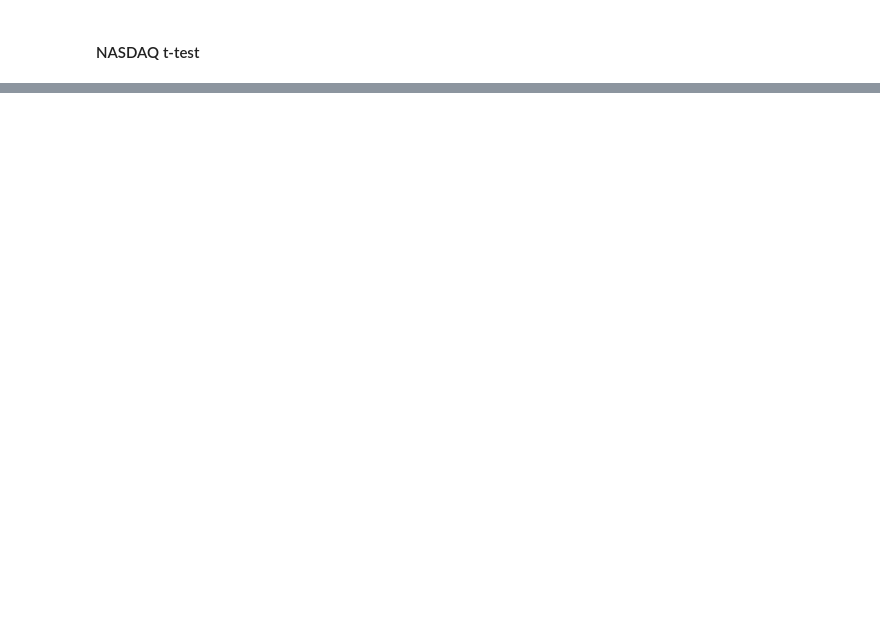
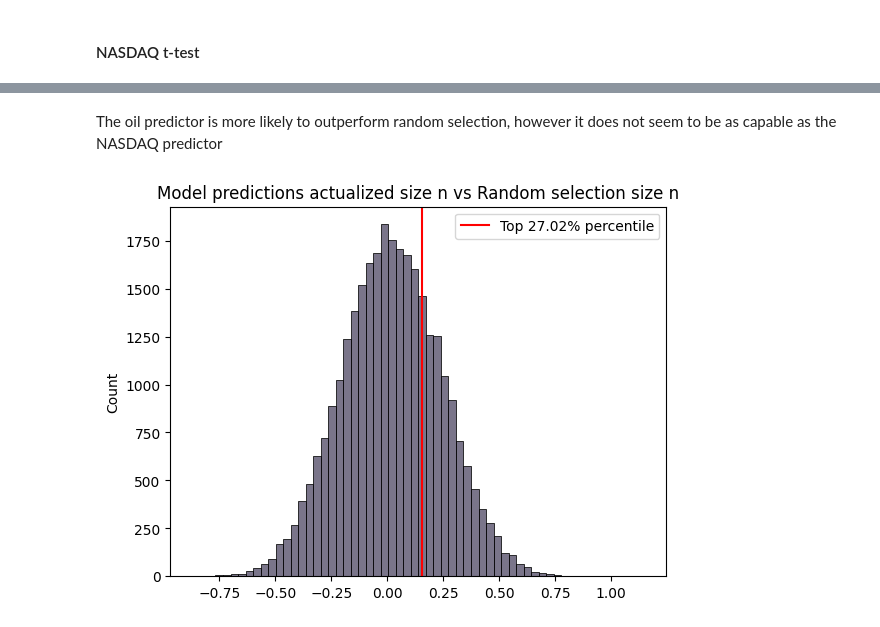
Before and after one commit to kklimov1/PriceRegressionPredictor, a Jupyter notebook: AssetAnalysisClean.ipynb, the cells around one changed output, grey strips where cells are left out. Cells and saved outputs as stored; diff of their text form; code cells hidden in the pictures; blank space fills up the shorter version.

```diff
--- a/AssetAnalysisClean.ipynb
+++ b/AssetAnalysisClean.ipynb
@@ -717,7 +690,0 @@ How random is this?
-# %%
-#Determine typical random return distribution:
-returns = []
-num = y_all.query("`test prediction` >0")['oil close change target'].shape[0]
-for i in range(0,1100):
-    total_log_return = np.sum(y_all['oil close change target'].sample(n=num))
-    returns.append(total_log_return)
@@ -1031,0 +725,19 @@ ensemble_y_prediction = dtree_ensemble.predict(pd.DataFrame(ridge_y_test_preds,
+# %%
+#Determine typical random return distribution:
+returns = []
+num = oil_y_test.query("`prediction` >0")['oil close change target'].shape[0]
+for i in range(0,30000):
+    total_log_return = np.sum(oil_y_test['oil close change target'].sample(n=num))
+    returns.append(total_log_return)
+# %% [markdown]
+The oil predictor is more likely to outperform random selection, however it does not seem to be as capable as the NASDAQ predictor
+# %%
+all_returns_df = pd.DataFrame(returns, columns=['returns'])
+outperformance_percentage = 100*all_returns_df.query(f"returns > {np.sum(oil_y_test.query("`prediction` >0")['oil close change target'])}").shape[0] / all_returns_df.shape[0]
+sns.histplot(returns, bins=60, color='#4E4763')
+plt.axvline(np.sum(oil_y_test.query("`prediction` >0")['oil close change target']), color='red', label=f"Top {np.round(outperformance_percentage,2)}% percentile")
+plt.title("Model predictions actualized size n vs Random selection size n")
+plt.legend()
+plt.show()
+# %% [output]
+[figure, added]
```
Also changed, not shown: parts of 67 cells of this notebook.
